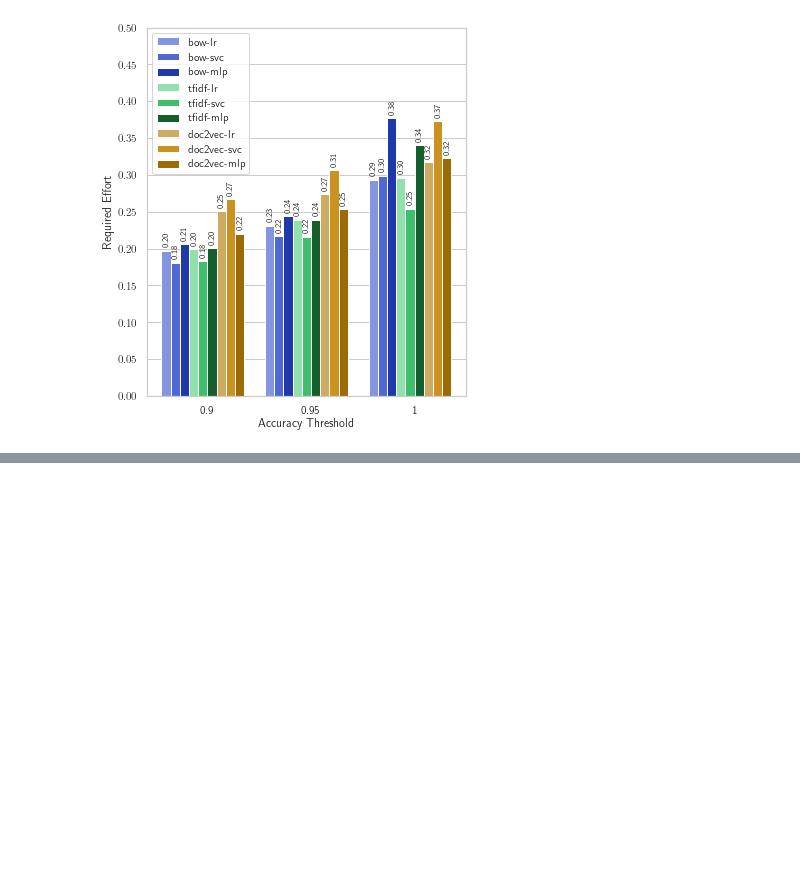
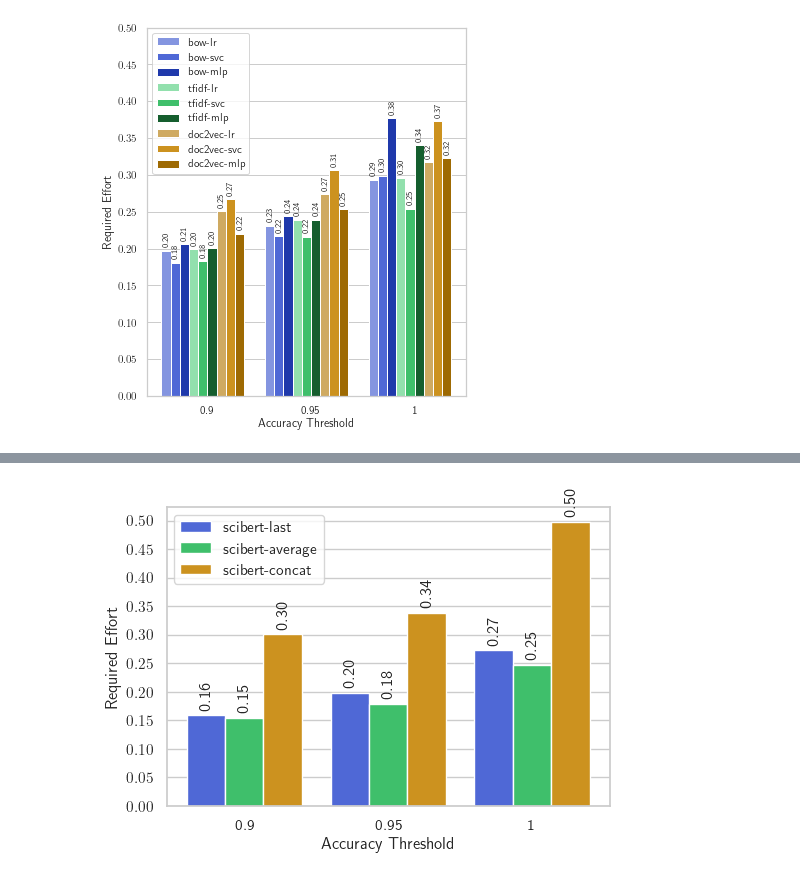
Before and after one commit to connorf25/automated-screening, a Jupyter notebook: stats-analysis.ipynb, the cells around one changed output, grey strips where cells are left out. Cells and saved outputs as stored; diff of their text form; code cells hidden in the pictures; blank space fills up the shorter version.

Commit message:
Finished bloom charts

```diff
--- a/stats-analysis.ipynb
+++ b/stats-analysis.ipynb
@@ -307,0 +288,60 @@ plt.savefig('../honours/thesis/Figures/effort-accuracy-' + method + '.pgf')
+# %%
+# Plot bar plot of average model performance
+colormap = [
+    # Blues
+    "#4f68d6",
+    # Greens
+    "#3fbf6b",
+    # Oranges
+    "#cc921f",
+]
+
+datasets = ["bacteriuria", "cellulitis", "copper", "overdiagnosis", "search", "telehealth", "uti"]
+embeddings=["scibert"]
+classifiers=["last", "average", "concat"]
+model_names = []
+for embedding in embeddings:
+    for classifier in classifiers:
+        model_names.append(embedding + "-" + classifier)
+
+def get_average_effort_at_accuracy(model_name, accuracy):
+    efforts = []
+    for dataset in datasets:
+        efforts.append(get_effort(dataset, model_name, accuracy))
+    # Return average
+    return sum(efforts) / len(efforts)
+
+accuracy_thresholds = [0.9, 0.95, 1]
+x = np.arange(len(accuracy_thresholds))  # the label locations
+width = 0.8 # the width of the bars
+fig, ax = plt.subplots()
+sns.set(style="whitegrid")
+ax.xaxis.grid(False)
+rects = []
+
+length = len(model_names)
+for i, model_name in enumerate(model_names):
+    required_efforts = []
+    for accuracy in accuracy_thresholds:
+        required_efforts.append(get_average_effort_at_accuracy(model_name, accuracy))
+    color=colormap[i%9]
+    i = i - len(model_names)/3 # Offset bar to left
+    rects.append(ax.bar(x + i * (width/length), required_efforts, width/length, label=model_name, color=color))
+
+# Add some text for labels, title and custom x-axis tick labels, etc.
+ax.set_xlabel('Accuracy Threshold')
+ax.set_ylabel('Required Effort')
+ax.set_xticks(x, accuracy_thresholds)
+ax.legend()
+
+for rect in rects:
+	ax.bar_label(rect, padding=3, fmt='%.2f', verticalalignment='center', rotation=90)
+
+fig.set_size_inches(w=5.39749, h=4)
+plt.yticks(np.arange(0, 0.51, 0.05))
+fig.tight_layout()
+
+plt.savefig('../honours/thesis/Figures/effort-accuracy-all-scibert-bar.pgf')
+plt.show()
+# %% [output]
+[figure, added]
```
Also changed, not shown: parts of 8 cells of this notebook, 14 other files.
